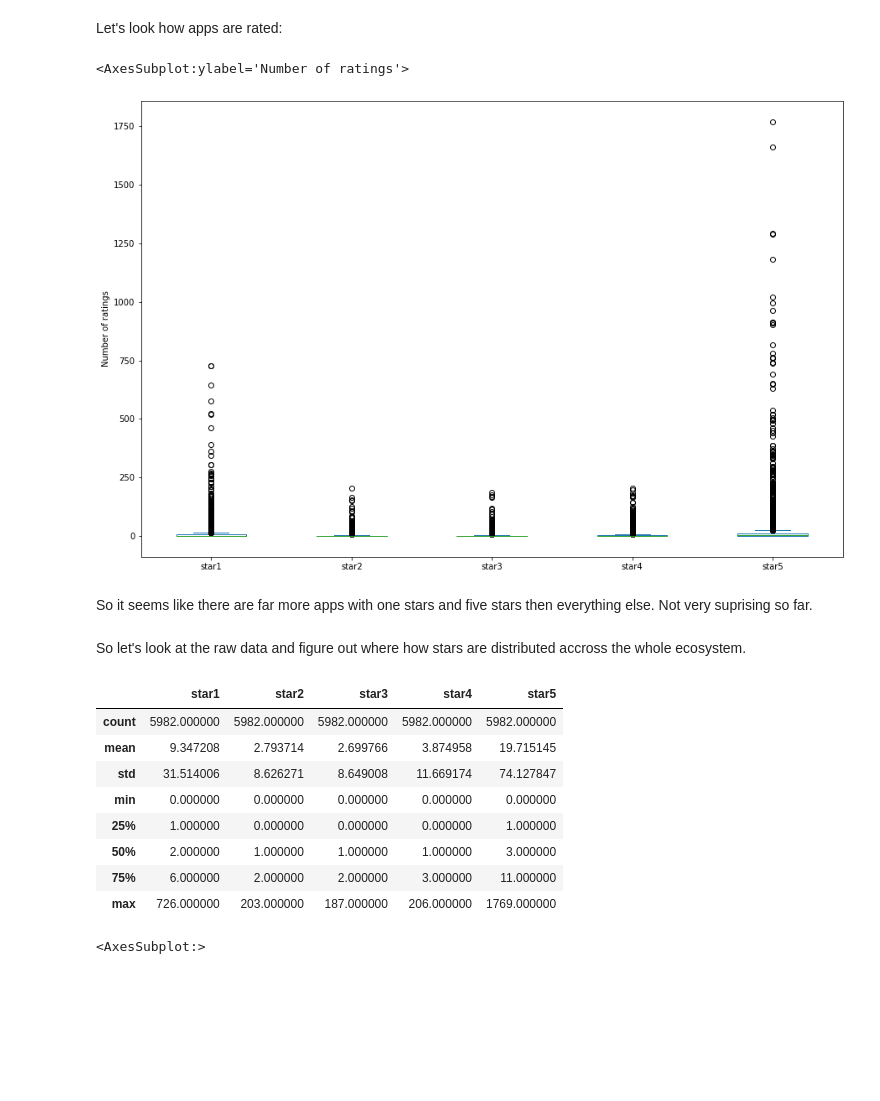
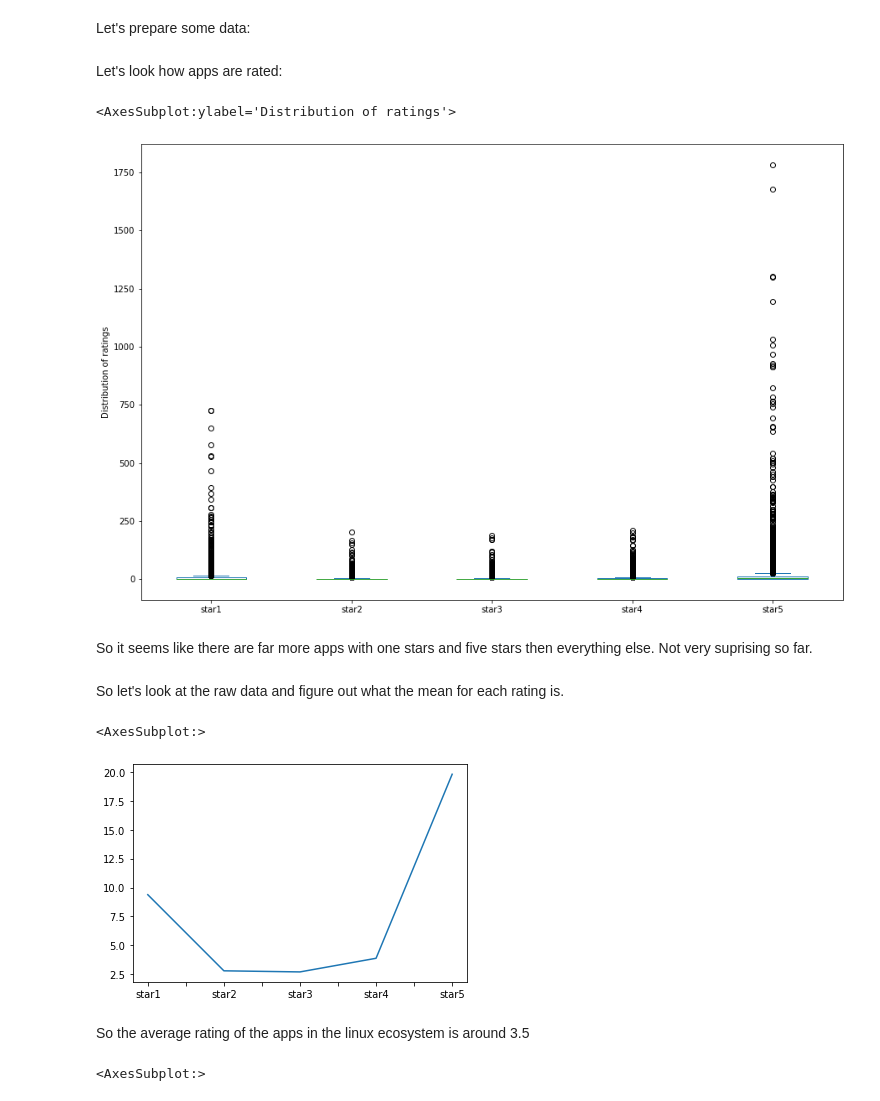
Before and after one commit to razzeee/app-reviews, a Jupyter notebook: stats.ipynb, the cells around one changed output. Cells and saved outputs as stored; diff of their text form; code cells hidden in the pictures; blank space fills up the shorter version.

```diff
--- a/stats.ipynb
+++ b/stats.ipynb
@@ -1,36 +1,35 @@
+# %% [markdown]
+Let's prepare some data:
 # %%
 import pandas as pd
 
-df = pd.read_json("export/data/apps.json")
+df = pd.read_json("export/data/apps.json").T
 
 df["star_average"] = ((1 * df["star1"]) +
 (2 * df["star2"]) +
 (3 * df["star3"]) +
 (4 * df["star4"]) +
 (5 * df["star5"])) / (df["star1"] + df["star2"] + df["star3"] + df["star4"] + df["star5"])
+
+reviewsDf = pd.read_json("export/data/reviews.json")
 # %% [markdown]
 Let's look how apps are rated:
 # %%
-df[["star1", "star2", "star3", "star4", "star5"]].plot.box(ylabel="Number of ratings", figsize=(15, 10))
+df[["star1", "star2", "star3", "star4", "star5"]].plot.box(ylabel="Distribution of ratings", figsize=(15, 10))
 # %% [output]
-<AxesSubplot:ylabel='Number of ratings'>
+<AxesSubplot:ylabel='Distribution of ratings'>
-[figure, old version]
+[figure, new version]
 # %% [markdown]
 So it seems like there are far more apps with one stars and five stars then everything else. Not very suprising so far.
 # %% [markdown]
-So let's look at the raw data and figure out where how stars are distributed accross the whole ecosystem.
+So let's look at the raw data and figure out what the mean for each rating is.
 # %%
-df[["star1", "star2", "star3", "star4", "star5"]].describe()
+df[["star1", "star2", "star3", "star4", "star5"]].mean().plot()
 # %% [output]
-|  | star1 | star2 | star3 | star4 | star5 |
-| count | 5982.000000 | 5982.000000 | 5982.000000 | 5982.000000 | 5982.000000 |
-| mean | 9.347208 | 2.793714 | 2.699766 | 3.874958 | 19.715145 |
-| std | 31.514006 | 8.626271 | 8.649008 | 11.669174 | 74.127847 |
-| min | 0.000000 | 0.000000 | 0.000000 | 0.000000 | 0.000000 |
-| 25% | 1.000000 | 0.000000 | 0.000000 | 0.000000 | 1.000000 |
-| 50% | 2.000000 | 1.000000 | 1.000000 | 1.000000 | 3.000000 |
-| 75% | 6.000000 | 2.000000 | 2.000000 | 3.000000 | 11.000000 |
-| max | 726.000000 | 203.000000 | 187.000000 | 206.000000 | 1769.000000 |
+<AxesSubplot:>
+[figure, added]
+# %% [markdown]
+So the average rating of the apps in the linux ecosystem is around 3.5
 # %%
 df["star_average"].plot.box()
 # %% [output]
```
Also changed, not shown: parts of 6 cells of this notebook.
